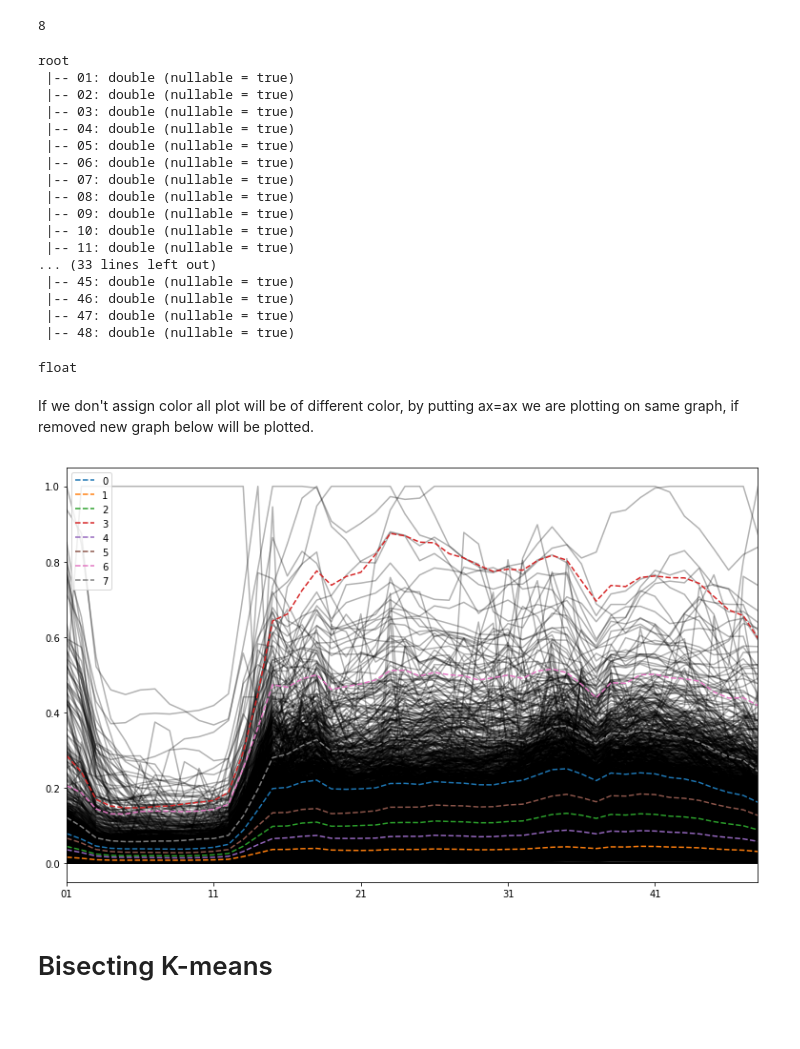
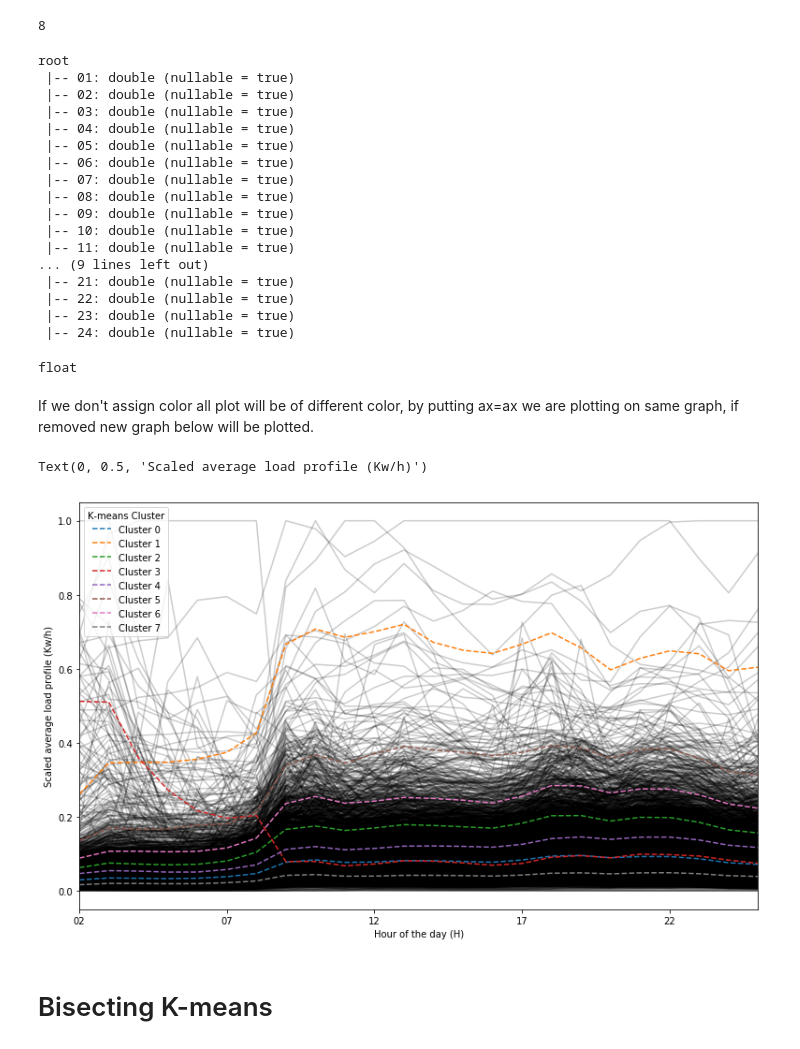
Before and after one commit to mishi-a/London_Smart_Meter_Load_Forecasting, a Jupyter notebook: Clustering_load_profile.ipynb, the cells around one changed output. Cells and saved outputs as stored; diff of their text form; code cells hidden in the pictures; blank space fills up the shorter version.

```diff
--- a/Clustering_load_profile.ipynb
+++ b/Clustering_load_profile.ipynb
@@ -66,7 +66,14 @@ for i in range(1,49):
 
 for c,n in zip(old_Feature_cols,new_Feature_cols):
             avg_power_df=avg_power_df.withColumnRenamed(c,n)
+
+for i in range(1,len(new_Feature_cols),2):
+    avg_power_df = avg_power_df.withColumn(new_Feature_cols[i],avg_power_df[new_Feature_cols[i-1]]+avg_power_df[new_Feature_cols[i]])
+    avg_power_df = avg_power_df.drop(new_Feature_cols[i-1])
+for i in range(24):
+    avg_power_df = avg_power_df.withColumnRenamed(new_Feature_cols[2*i+1],new_Feature_cols[i])
 avg_power_df.printSchema()
+avg_power_df.take(1)
 # %% [output]
 root
  |-- LCLid: string (nullable = true)
@@ -89,6 +97,7 @@ root
 ###### TODO : Scaling Feature using MinMaxSacler or any other can be done
 # %%
 avg_house_data = avg_power_df
+new_Feature_cols = new_Feature_cols[0:24]
 vecAssembler = VectorAssembler(inputCols=new_Feature_cols, outputCol="features")
 df_kmeans = vecAssembler.transform(avg_power_df)
 df_kmeans.take(1)
@@ -139,6 +151,7 @@ centers = model.clusterCenters()
 
 for i in range(len(centers)):
     centers[i] = centers[i].tolist()
+    centers[i] = ["Cluster "+str(i)] + centers[i]
 # print("Cluster Centers: ")
 # for center in centers:
 #     print(center)
@@ -175,7 +188,7 @@ len(centers)
 # %% [output]
 8
 # %%
-scaled_feature_list = [list(row) for row in transformed.select("scaled_features").collect()]
+scaled_feature_list = [list(row) for row in df_kmeans.select("scaled_features").collect()]
 scaled_feature_list = [[float(x) for x in list(row[0].values)] for row in scaled_feature_list]
 avg_house_data = avg_house_data.drop("LCLid")
 scaled_df = sc.parallelize(scaled_feature_list)
@@ -196,20 +209,25 @@ root
  |-- 09: double (nullable = true)
  |-- 10: double (nullable = true)
  |-- 11: double (nullable = true)
-... (33 lines left out)
- |-- 45: double (nullable = true)
- |-- 46: double (nullable = true)
- |-- 47: double (nullable = true)
- |-- 48: double (nullable = true)
+... (9 lines left out)
+ |-- 21: double (nullable = true)
+ |-- 22: double (nullable = true)
+ |-- 23: double (nullable = true)
+ |-- 24: double (nullable = true)
 float
 # %% [markdown]
 If we don't assign color all plot will be of different color,
 by putting ax=ax we are plotting on same graph,
 if removed new graph below will be plotted.
 # %%
+df_cluster_center = df_cluster_center.withColumnRenamed("01","K-means Cluster")
 # ax = avg_house_data.toPandas().set_index("LCLid").T.plot(figsize=(13,8), legend=False, color='black',alpha=0.3)
-ax = scaled_df.toPandas().T.plot(figsize=(13,8), legend=False, color='black',alpha=0.3)
-plot = df_cluster_center.toPandas().T.plot(ax=ax,alpha=1,style='--')
+ax = scaled_df.toPandas().T.plot(figsize=(13,8), legend=False, color='black',alpha=0.2)
+plot = df_cluster_center.toPandas().set_index("K-means Cluster").T.plot(ax=ax,alpha=2,style='--')
+ax.set_xlabel("Hour of the day (H)")
+ax.set_ylabel("Scaled average load profile (Kw/h)")
+# ax.set_title("K-menas Clu")
 # %% [output]
+Text(0, 0.5, 'Scaled average load profile (Kw/h)')
-[figure, old version]
+[figure, new version]
 # %%
```
Also changed, not shown: parts of 14 cells of this notebook, 6 other files.
